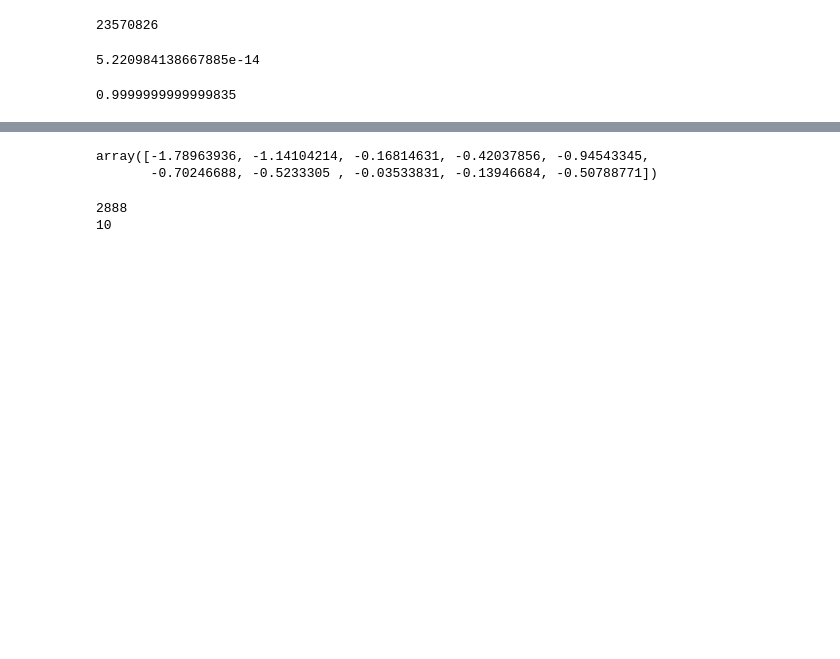
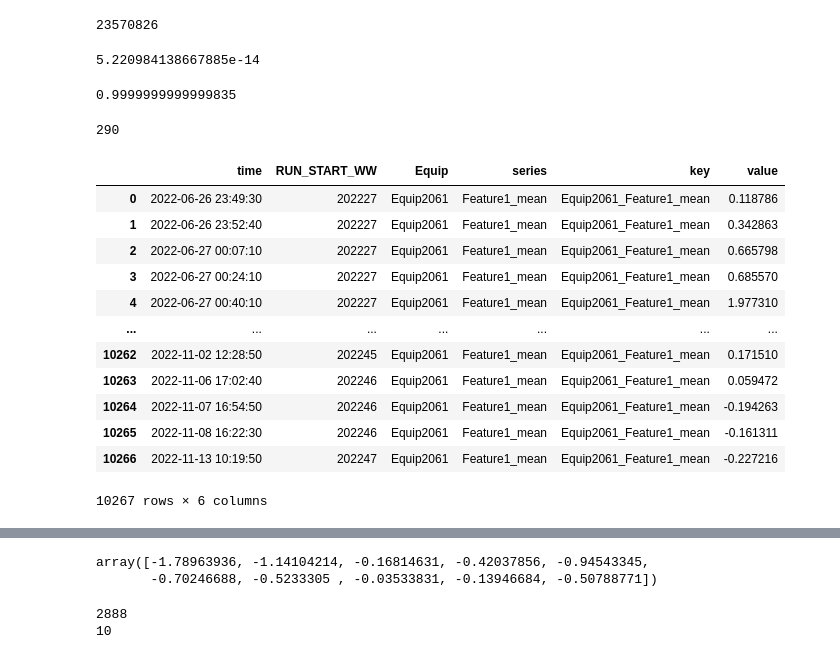
Before and after one commit to alextabac/TSAD_project, a Jupyter notebook: TSAD_DAMP_variants.ipynb, the cells around one changed output, grey strips where cells are left out. Drawn from its saved outputs; the diff is of its cells as text; code cells hidden in the pictures; blank space fills up the shorter version.

```diff
--- a/TSAD_DAMP_variants.ipynb
+++ b/TSAD_DAMP_variants.ipynb
@@ -43,7 +43,7 @@ import data_prep
 reload(data_prep)
 from data_prep import Data_Preprocess as dprep
 # %%
-data_obj = dprep('s', 10)
+data_obj = dprep('min', 20)
 data_obj.load_data(files[0], delimiter)
 # %% [output]
 File loaded with 11568827 rows.
@@ -94,3 +94,23 @@ np.mean(data_obj.dfs[5]['value'])
 np.std(data_obj.dfs[5]['value'])
 # %% [output]
 0.9999999999999835
+# %%
+len(data_obj.dfs)
+# %% [output]
+290
+# %%
+data_obj.dfs[26]
+# %% [output]
+|  | time | RUN_START_WW | Equip | series | key | value |
+| 0 | 2022-06-26 23:49:30 | 202227 | Equip2061 | Feature1_mean | Equip2061_Feature1_mean | 0.118786 |
+| 1 | 2022-06-26 23:52:40 | 202227 | Equip2061 | Feature1_mean | Equip2061_Feature1_mean | 0.342863 |
+| 2 | 2022-06-27 00:07:10 | 202227 | Equip2061 | Feature1_mean | Equip2061_Feature1_mean | 0.665798 |
+| 3 | 2022-06-27 00:24:10 | 202227 | Equip2061 | Feature1_mean | Equip2061_Feature1_mean | 0.685570 |
+| 4 | 2022-06-27 00:40:10 | 202227 | Equip2061 | Feature1_mean | Equip2061_Feature1_mean | 1.977310 |
+| ... | ... | ... | ... | ... | ... | ... |
+| 10262 | 2022-11-02 12:28:50 | 202245 | Equip2061 | Feature1_mean | Equip2061_Feature1_mean | 0.171510 |
+| 10263 | 2022-11-06 17:02:40 | 202246 | Equip2061 | Feature1_mean | Equip2061_Feature1_mean | 0.059472 |
+| 10264 | 2022-11-07 16:54:50 | 202246 | Equip2061 | Feature1_mean | Equip2061_Feature1_mean | -0.194263 |
+| 10265 | 2022-11-08 16:22:30 | 202246 | Equip2061 | Feature1_mean | Equip2061_Feature1_mean | -0.161311 |
+| 10266 | 2022-11-13 10:19:50 | 202247 | Equip2061 | Feature1_mean | Equip2061_Feature1_mean | -0.227216 |
+10267 rows × 6 columns
```
Also changed, not shown: parts of 14 cells of this notebook.
